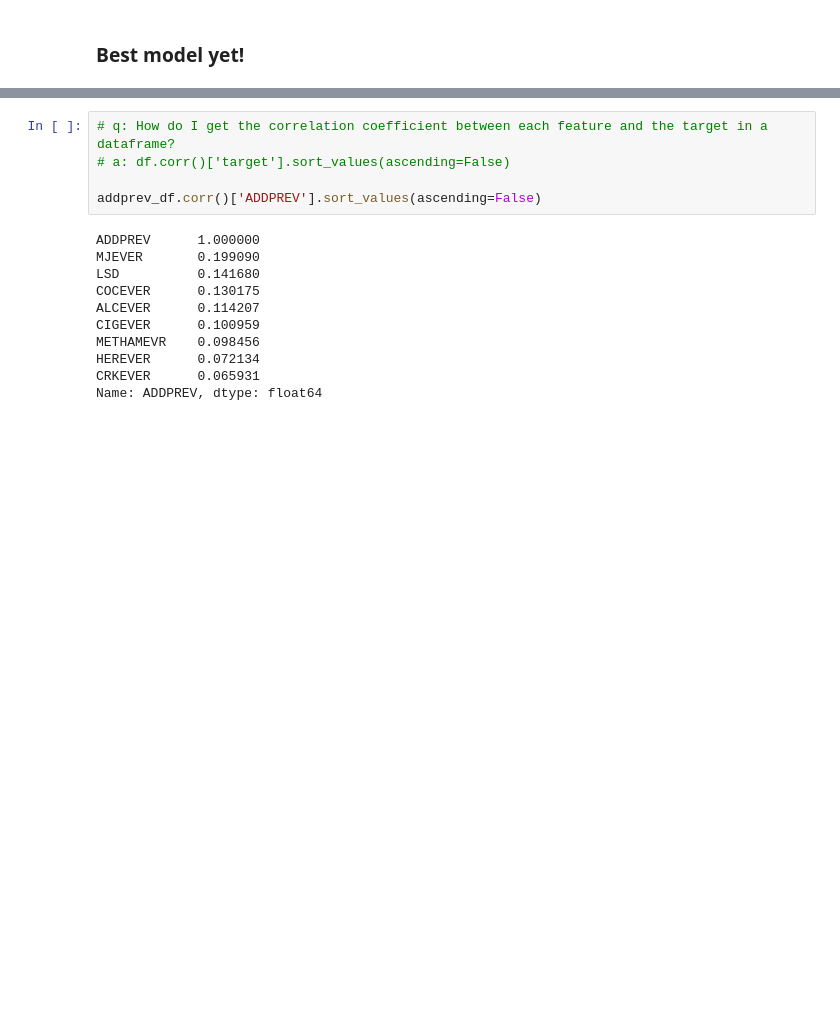
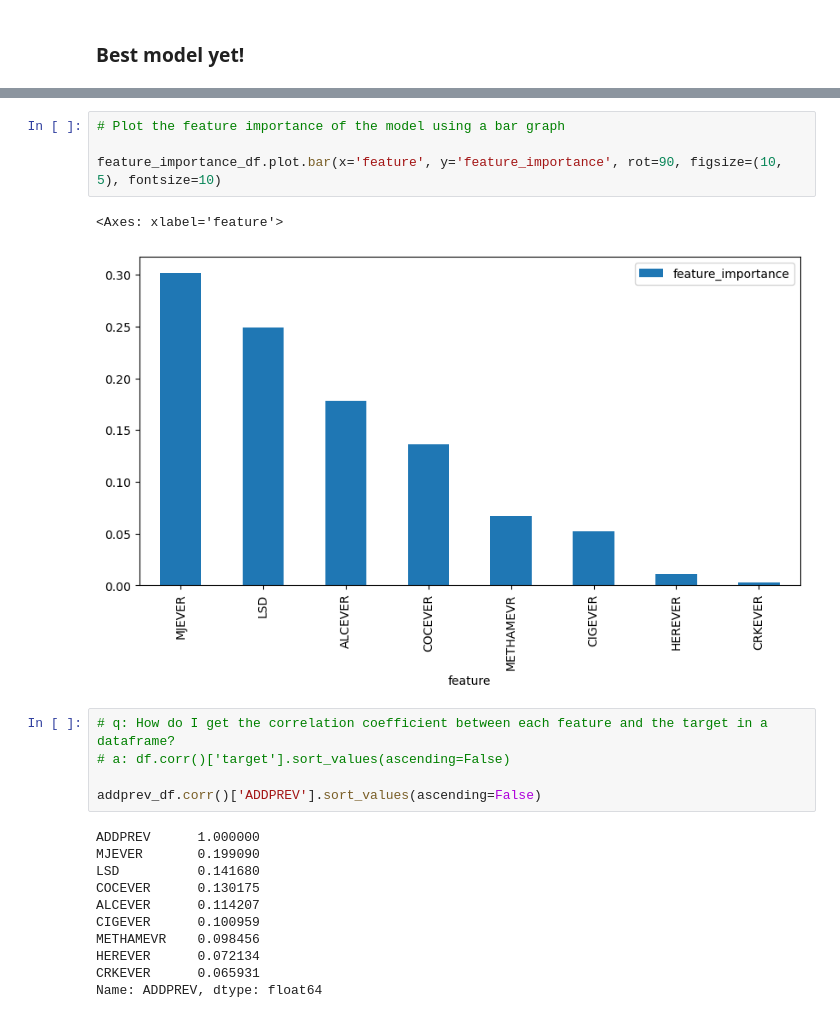
Before and after one commit to melissaprax/substance-use-mental-illness-analysis, a Jupyter notebook: fresh_look.ipynb, the cells around one changed output, grey strips where cells are left out. Saved outputs shown, nothing was run; the diff lists cells and outputs as text; blank space fills up the shorter version.

```diff
--- a/fresh_look.ipynb
+++ b/fresh_look.ipynb
@@ -340,3 +350,10 @@ feature_importance_df
+# %%
+# Plot the feature importance of the model using a bar graph
+
+feature_importance_df.plot.bar(x='feature', y='feature_importance', rot=90, figsize=(10, 5), fontsize=10)
+# %% [output]
+<Axes: xlabel='feature'>
+[figure, added]
 # %%
 # q: How do I get the correlation coefficient between each feature and the target in a dataframe?
 # a: df.corr()['target'].sort_values(ascending=False)
```
Also changed, not shown: parts of 7 cells of this notebook.
